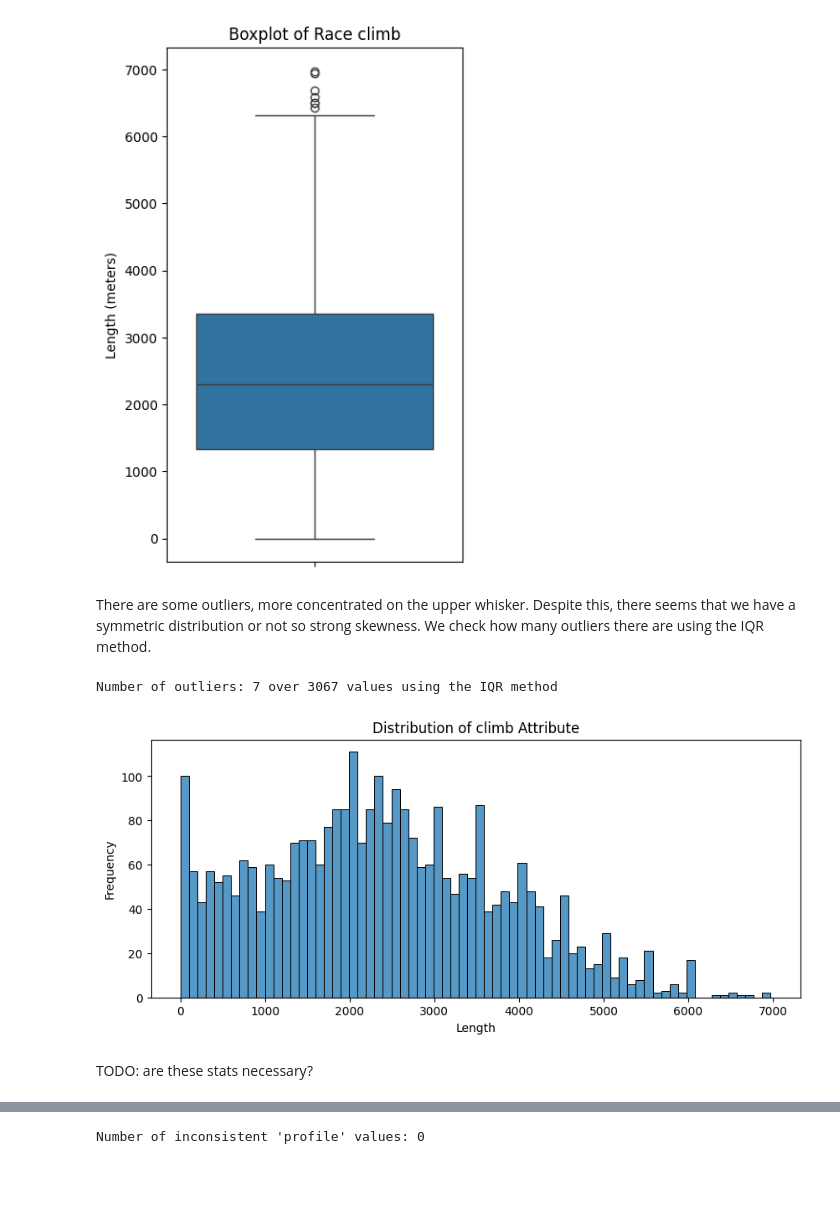
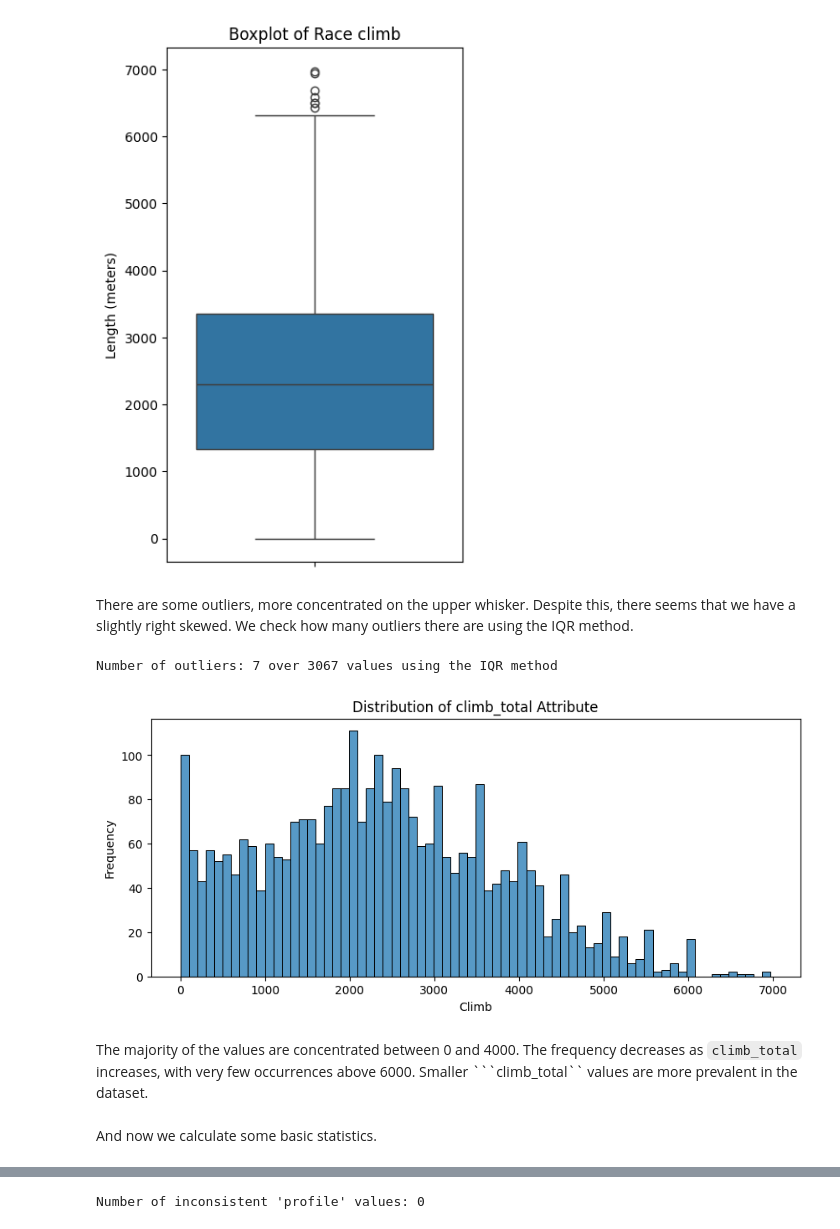
Before and after one commit to effepielle/dm_project24_group_0, a Jupyter notebook: TASK_1/data_understanding.ipynb, the cells around one changed output, grey strips where cells are left out. Saved outputs shown, nothing was run; the diff lists cells and outputs as text; code cells hidden in the pictures; blank space fills up the shorter version.

````diff
--- a/TASK_1/data_understanding.ipynb
+++ b/TASK_1/data_understanding.ipynb
@@ -497,0 +504,3 @@ The correlation matrix indicates a correlation between the weight and height col
+# %%
+races_df = pd.read_csv('../dataset/races.csv')
+races_df.head()
@@ -498,9 +516,6 @@ The correlation matrix indicates a correlation between the weight and height col
 # %%
-races_df = pd.read_csv('dataset/races.csv')
-
+# filter only numerical columns
 races_numeric = ["points", "uci_points", "length", "climb_total", "profile", "startlist_quality", "average_temperature", "position", "cyclist_age", "delta"]
-
-races_numeric_stage = ["length", "climb_total", "startlist_quality", "average_temperature"]
 # %% [markdown]
 ### **Basic Checks**
 # %% [markdown]
@@ -1163,22 +1295,22 @@ plt.show()
 # %% [output]
 [figure]
 # %% [markdown]
-There are some outliers, more concentrated on the upper whisker. Despite this, there seems that we have a symmetric distribution or not so strong skewness. We check how many outliers there are using the IQR method.
+There are some outliers, more concentrated on the upper whisker. Despite this, there seems that we have a slightly right skewed. We check how many outliers there are using the IQR method.
 # %%
 count_outliers(climb_df['climb_total'])
 # %% [output]
 Number of outliers: 7 over 3067 values using the IQR method
 # %%
-# ---- climb distribution plot ----
-
 plt.figure(figsize=(10, 4))
 sns.histplot(climb_df['climb_total'].dropna(), binwidth=100)
-plt.title('Distribution of climb Attribute')
-plt.xlabel('Length')
+plt.title('Distribution of climb_total Attribute')
+plt.xlabel('Climb')
 plt.ylabel('Frequency')
 plt.show()
 # %% [output]
-[figure, old version]
+[figure, new version]
-# %% [markdown]
-TODO: are these stats necessary?
+# %% [markdown]
+The majority of the values are concentrated between 0 and 4000. The frequency decreases as ```climb_total``` increases, with very few occurrences above 6000. Smaller ```climb_total`` values are more prevalent in the dataset.
+# %% [markdown]
+And now we calculate some basic statistics.
 # %%
````
Also changed, not shown: parts of 301 cells of this notebook.
